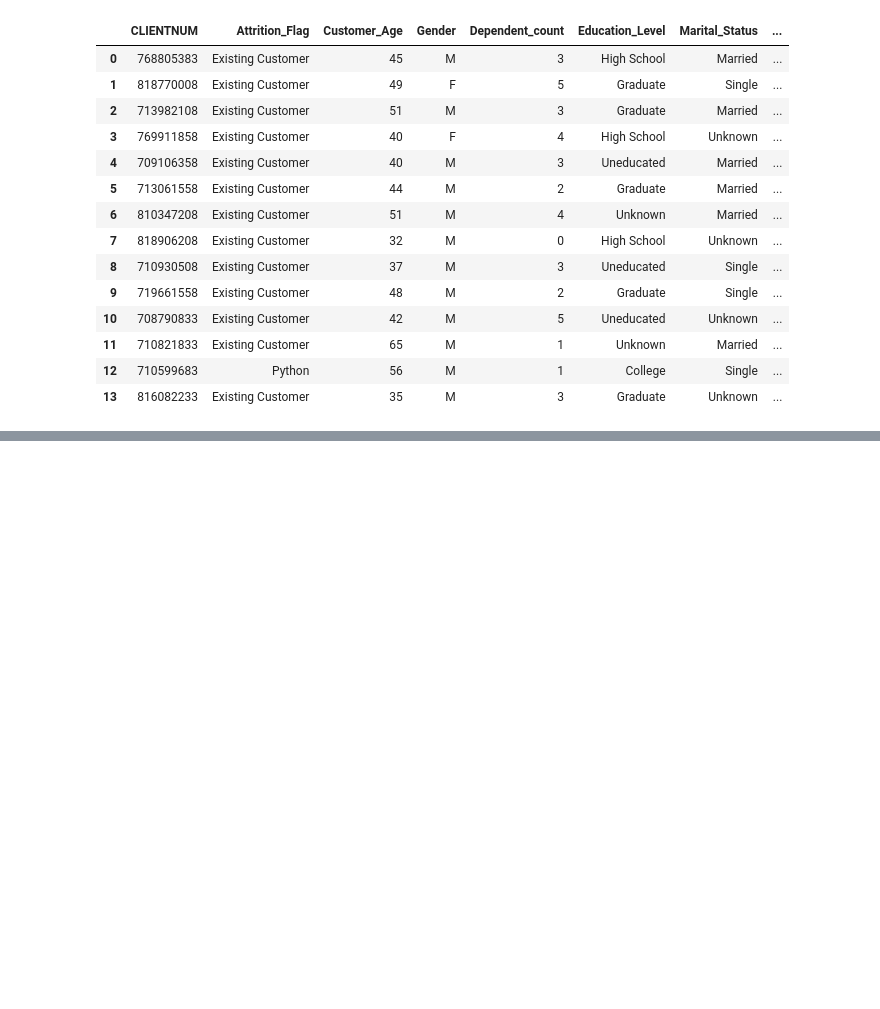
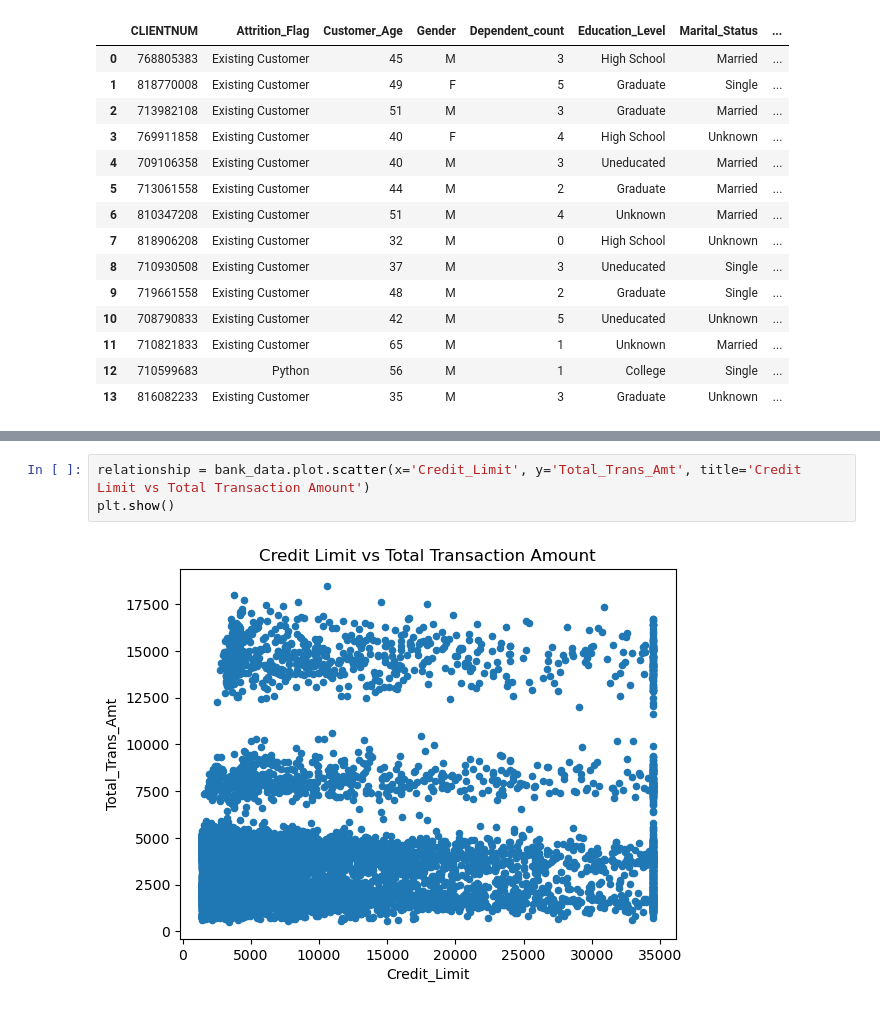
Before and after one commit to SamirValizade-Gisman/Data-Science-BDA, a Jupyter notebook: Bank hw SamirV.ipynb, the cells around one changed output, grey strips where cells are left out. Cells and saved outputs as stored; diff of their text form; blank space fills up the shorter version.

```diff
--- a/Bank hw SamirV.ipynb
+++ b/Bank hw SamirV.ipynb
@@ -402,0 +485,5 @@ reset_data.head(14)
+# %%
+relationship = bank_data.plot.scatter(x='Credit_Limit', y='Total_Trans_Amt', title='Credit Limit vs Total Transaction Amount')
+plt.show()
+# %% [output]
+[figure, added]
```
Also changed, not shown: parts of 10 cells of this notebook.
